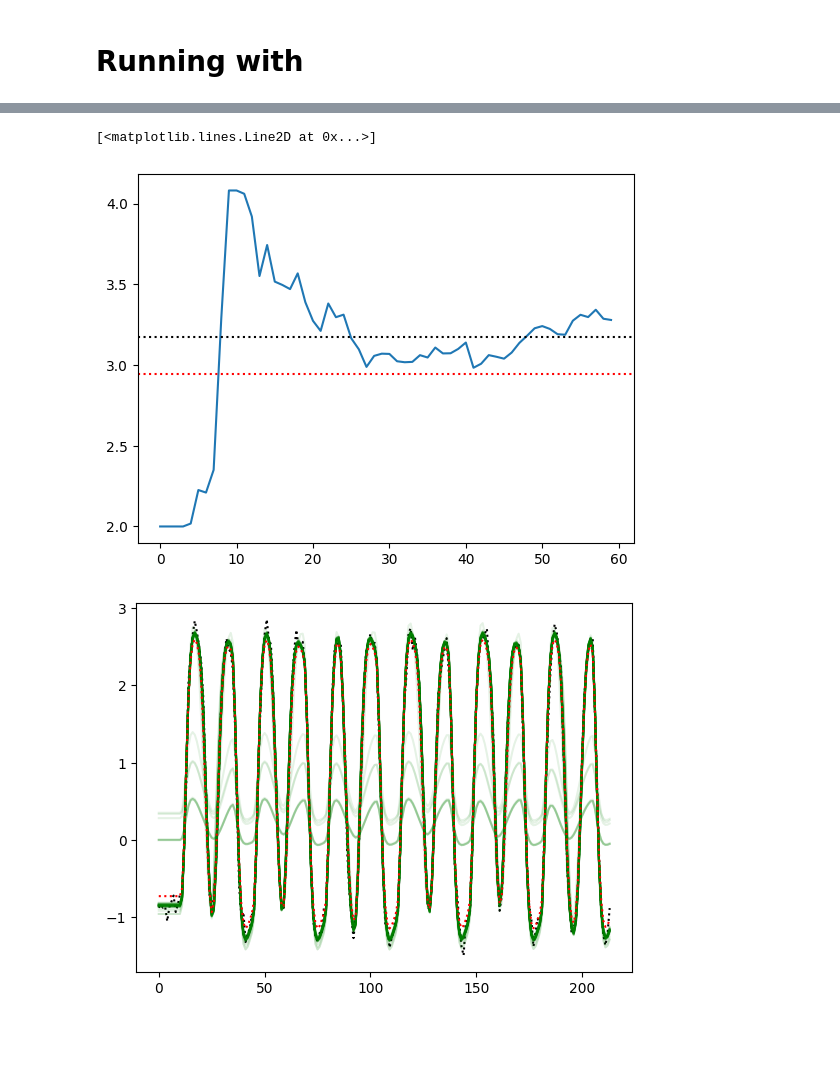
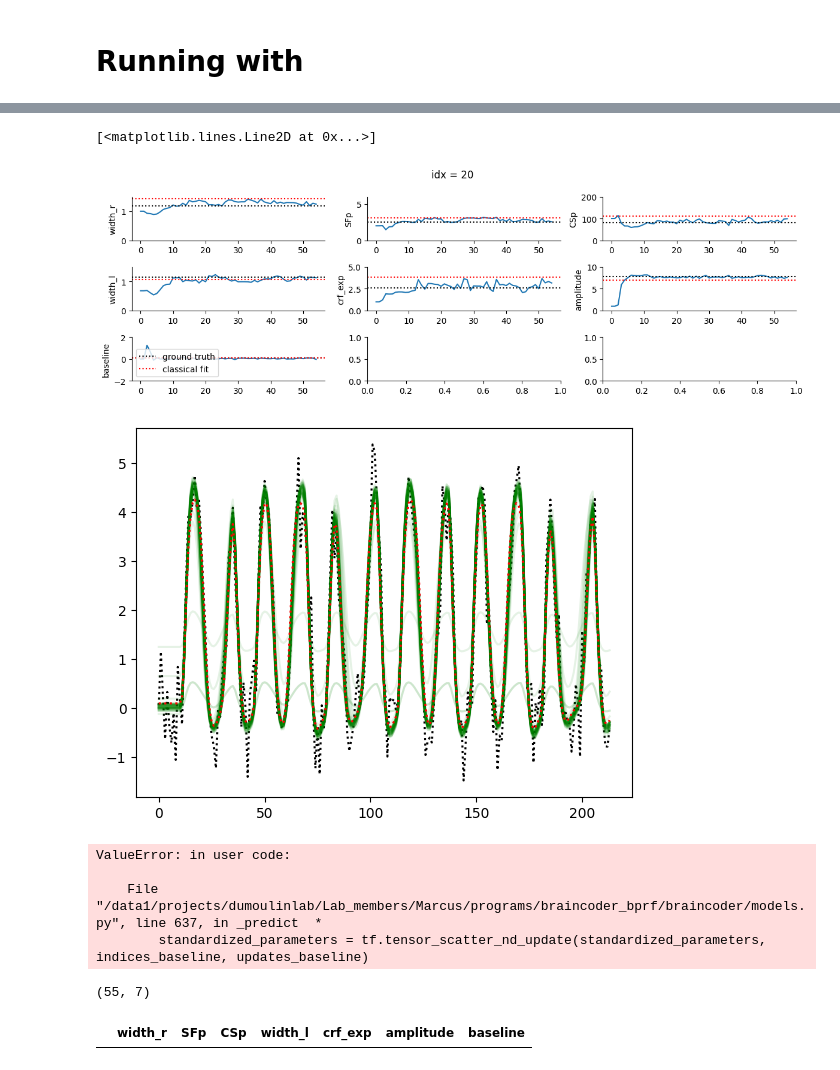
Before and after one commit to mdaghlian/braincoder_bprf, a Jupyter notebook: notebooks/simulations/CSENF_test.ipynb, the cells around one changed output, grey strips where cells are left out. Saved outputs shown, nothing was run; the diff lists cells and outputs as text; code cells hidden in the pictures; blank space fills up the shorter version.

```diff
--- a/notebooks/simulations/CSENF_test.ipynb
+++ b/notebooks/simulations/CSENF_test.ipynb
@@ -46,8 +46,14 @@ with open(opj(sim_file,'ground_truth.pkl'), 'rb') as file:
     data = gt['data']
     parameters = gt['parameters']
 with open(opj(sim_file,'cfitter.pkl'), 'rb') as file:
-    cfitter = pickle.load(file)
+    cf = pickle.load(file)
+    cfitter = cf['cfitter']
+    cfit_time = cf['cfit_time']
 refined_pars = cfitter.estimated_parameters
 model = cfitter.model
 with open(opj(sim_file,'bfitter.pkl'), 'rb') as file:
-    bfitter = pickle.load(file)
+    bf = pickle.load(file)
+    bfitter = bf['bfitter']
+    bfit_time = bf['bfit_time']
+print(cfit_time)
+print(bfit_time)
@@ -66,7 +98,7 @@ for i, param in enumerate(param_names):
     ax.scatter(
         parameters[param],
         refined_pars[param],
-        # c=rsq,
+        c=rsq,
         alpha=0.6,
         # cmap='viridis',
         vmin=0, vmax=1,
@@ -94,19 +128,69 @@ dict_keys(['log_prob', 'diverging', 'is_accepted', 'accept_ratio', 'leapfrogs_ta
 # %%
-idx = 1
-p = 'SFp'
-plt.plot(
-    bfitter.mcmc_sampler[idx][p]
-)
-plt.axhline(parameters[p][idx], linestyle=':', color='k')
-plt.axhline(refined_pars[p][idx] , linestyle=':', color='r')
+idx = 20
+fig, axs = plt.subplots(3,3, figsize=(12,4))
+fig.suptitle(f'idx = {idx}')
+axs = axs.flatten()
+for i,p in enumerate(bfitter.model_labels):
+    axs[i].plot(
+        bfitter.mcmc_sampler[idx][p]
+    )
+    axs[i].axhline(parameters[p][idx], linestyle=':', color='k', label='ground truth')
+    axs[i].axhline(refined_pars[p][idx] , linestyle=':', color='r', label='classical fit')
+    axs[i].set_ylabel(p)
+    axs[i].set_ylim(bounds[p])
+    sns.despine()
 
+axs[i].legend()
+fig.set_tight_layout('tight')
 plt.figure()
 plt.plot(data.iloc[:,idx], ':k')
 preds = bfitter.get_predictions(parameters=bfitter.mcmc_sampler[idx])
 plt.plot(preds, alpha=0.1, color='g')
 cpreds = model.predict(parameters=refined_pars)
 plt.plot(cpreds.iloc[:,idx], ':r')
 # %% [output]
 [<matplotlib.lines.Line2D at 0x...>]
-[figure, old version]
+[figure, new version]
-[figure, old version]
+[figure, new version]
+# %%
+idx = 0
+burn_in = 100
+this_mcmc_pars = bfitter.mcmc_sampler[idx].iloc[burn_in:,:]
+rsq = bfitter.get_rsq_for_idx(idx=idx, parameters=this_mcmc_pars)
+bloop
+sns_plot = sns.pairplot(
+    bfitter.sampler[idx].iloc[burn_in:,:],
+    # plot_kws={'color':rsq_cols[burn_in:,:]},
+    # corner=True,
+    diag_kind='kde'
+)
+sns_plot.map_lower(sns.kdeplot, levels=4, color=0.2)
+# sns_plot.
+
+edit_pair_plot(
+    sns_plot.axes,
+    lines_dict=parameters.iloc[idx,:].to_dict(),
+    lim_dict=bounds,
+    color='g', linestyle=':', lw=4, label='Truth'
+)
+# edit_pair_plot(
+#     sns_plot.axes, init_pars.iloc[idx,:].to_dict(), color='c', linestyle=':', lw=4,
+# )
+# edit_pair_plot(
+#     sns_plot.axes, refined_pars.iloc[idx,:].to_dict(), color='r', linestyle=':', lw=4,
+# )
+plt.legend()
+plt.show()
+# %% [output]
+ValueError: in user code:
+
+    File "/data1/projects/dumoulinlab/Lab_members/Marcus/programs/braincoder_bprf/braincoder/models.py", line 637, in _predict  *
+        standardized_parameters = tf.tensor_scatter_nd_update(standardized_parameters, indices_baseline, updates_baseline)
+# %%
+bfitter.mcmc_sampler[idx]
+# %% [output]
+(55, 7)
+# %%
+this_mcmc_pars
+# %% [output]
+|  | width_r | SFp | CSp | width_l | crf_exp | amplitude | baseline |
```
Also changed, not shown: parts of 6 cells of this notebook, 5 other files.
